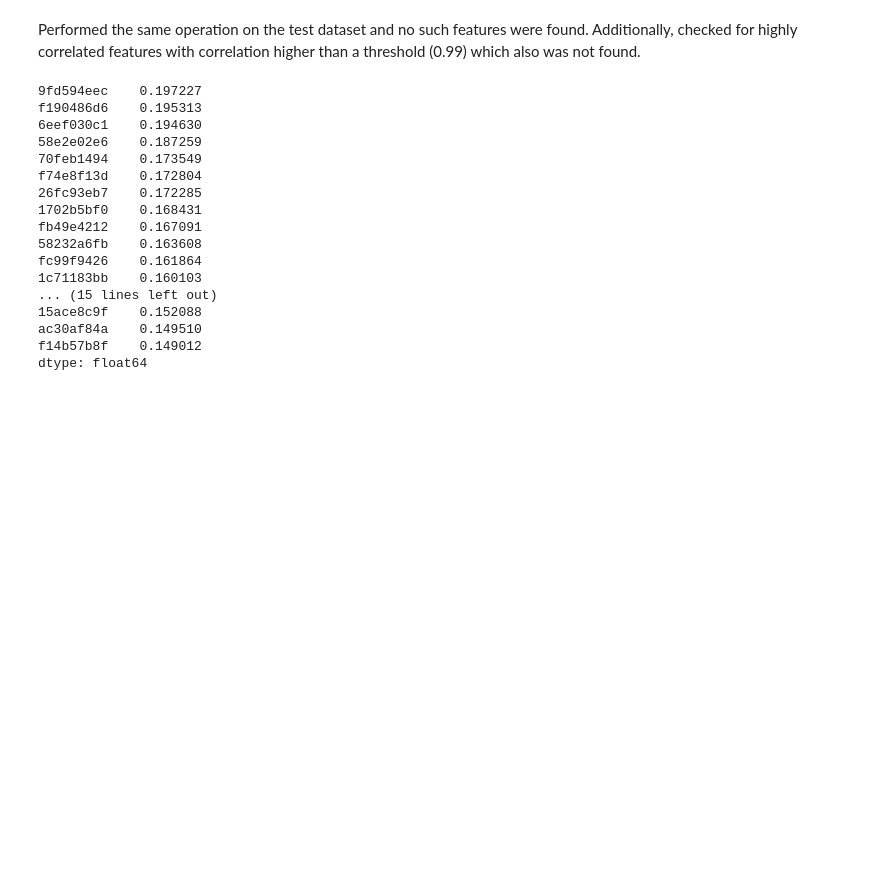
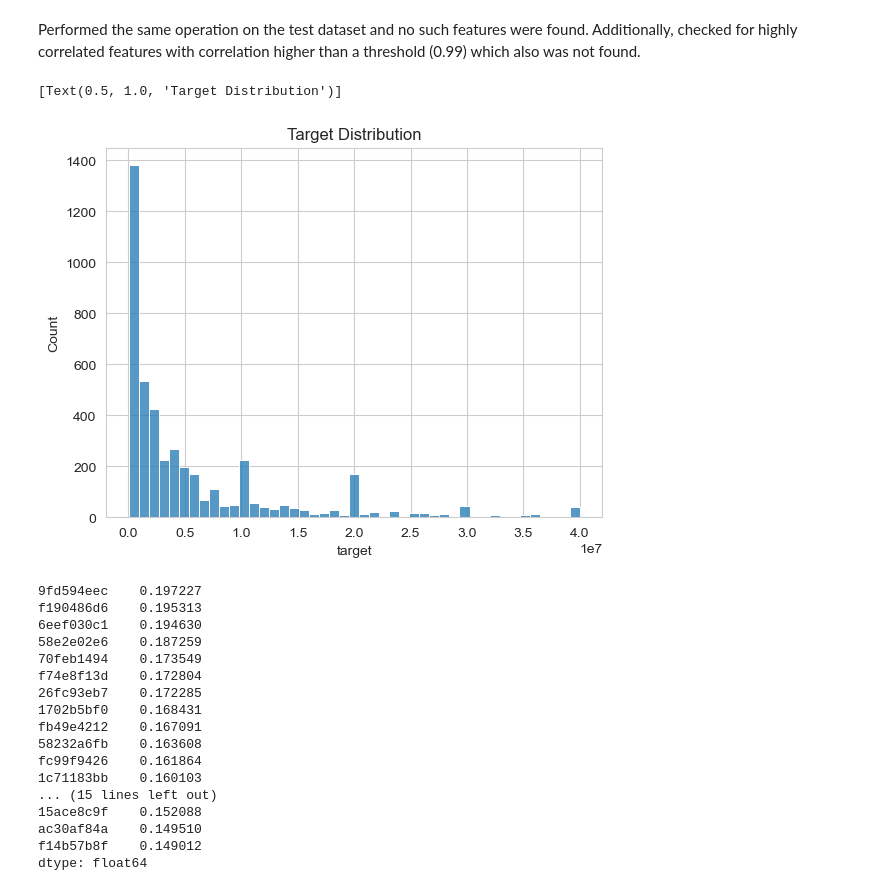
Before and after one commit to shakil-t/Kaggle-Competitions, a Jupyter notebook: Santander Value Prediction Challenge/Santander Value Prediction Challenge.ipynb, the cells around one changed output. Drawn from its saved outputs; the diff is of its cells as text; code cells hidden in the pictures; blank space fills up the shorter version.

```diff
--- a/Santander Value Prediction Challenge/Santander Value Prediction Challenge.ipynb
+++ b/Santander Value Prediction Challenge/Santander Value Prediction Challenge.ipynb
@@ -138,6 +138,11 @@ Features with duplicate values: 5
 Performed the same operation on the test dataset and no such features were found. Additionally, checked for highly correlated features with correlation higher than a threshold (0.99) which also was not found.
 # %%
 features = [c for c in data.columns if c not in constant_features and c not in duplicate_features]
+# %%
+sns.histplot(data=train["target"]).set(title="Target Distribution")
+# %% [output]
+[Text(0.5, 1.0, 'Target Distribution')]
+[figure, added]
 # %%
 target_corr = train[features].astype('float32').apply(lambda col: col.corr(np.log1p(train["target"])))
 target_corr = target_corr.sort_values(key=abs, ascending=False)
```
Also changed, not shown: parts of 13 cells of this notebook.
